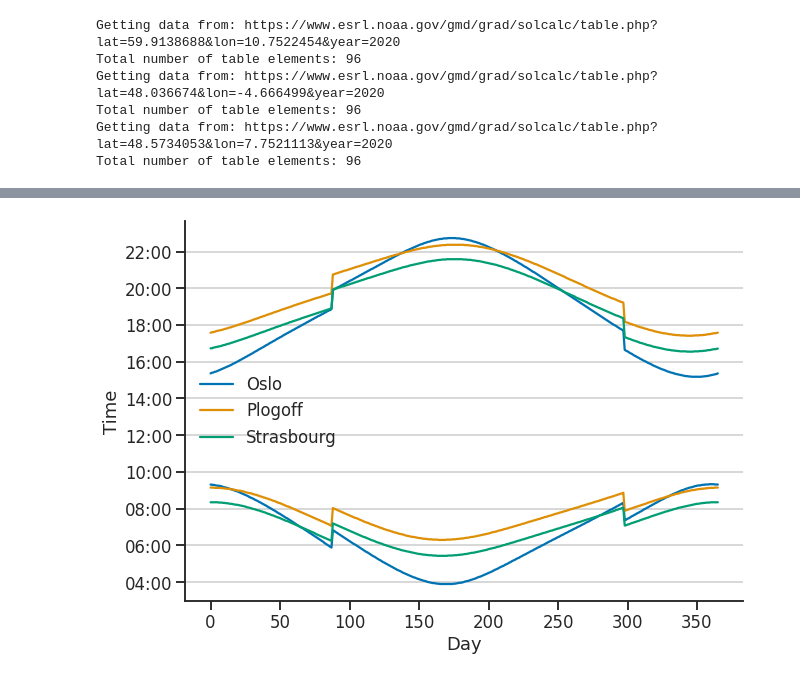
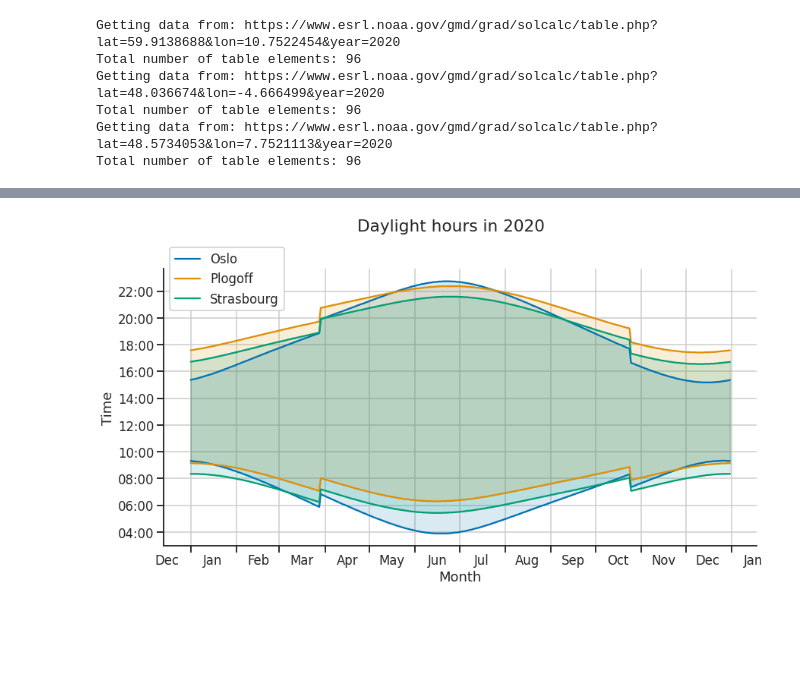
Before and after one commit to lukegriffiths/daylight_hours, a Jupyter notebook: daylight_hours.ipynb, the cells around one changed output, grey strips where cells are left out. Drawn from its saved outputs; the diff is of its cells as text; code cells hidden in the pictures; blank space fills up the shorter version.

```diff
--- a/daylight_hours.ipynb
+++ b/daylight_hours.ipynb
@@ -35,6 +35,7 @@ def make_dataframe_from_tr_elements(tr_elements):
         i+=1
   Dict = {title:column for (title,column) in col}
   df = pd.DataFrame(Dict)
+  df.columns = df.columns.str.replace(' ', '') # remove whitespace from column names
 
   return df
 
@@ -101,30 +147,57 @@ sunset_plogoff = get_1d_array_of_times_from_df(df_sunset_plogoff)
 # %%
 # Plot figure
 import matplotlib.dates as mdates
+import matplotlib.ticker as ticker
+
 import seaborn as sns
 sns.set_style('ticks')
 sns.set_context('talk') # makes fonts and lines thicker
 cmap = sns.color_palette('colorblind')
 
-f, ax = plt.subplots(figsize=(10,7))
+f, ax = plt.subplots(figsize=(14,7))
+alpha = 0.15 # transparency of fill between curves
+
 # Oslo
-ax.plot(sunrise_oslo, color=cmap[0])
-ax.plot(sunset_oslo, label='Oslo', color=cmap[0])
+ax.plot(df_daily_sunrise_oslo['Date'],df_daily_sunrise_oslo['Time of day'], color=cmap[0])
+ax.plot(df_daily_sunset_oslo['Date'],df_daily_sunset_oslo['Time of day'], label='Oslo', color=cmap[0])
+ax.fill_between(df['Date'], df_daily_sunrise_oslo['Time of day'], df_daily_sunset_oslo['Time of day'], color=cmap[0], alpha=alpha)
+
 # Plogoff
-ax.plot(sunrise_plogoff, color=cmap[1])
-ax.plot(sunset_plogoff, label='Plogoff', color=cmap[1])
+ax.plot(df_daily_sunrise_plogoff['Date'],df_daily_sunrise_plogoff['Time of day'], color=cmap[1])
+ax.plot(df_daily_sunset_plogoff['Date'],df_daily_sunset_plogoff['Time of day'], label='Plogoff', color=cmap[1])
+ax.fill_between(df['Date'], df_daily_sunrise_plogoff['Time of day'], df_daily_sunset_plogoff['Time of day'], color=cmap[1], alpha=alpha)
+
 # Strasbourg
-ax.plot(sunrise_strasbourg, color=cmap[2])
-ax.plot(sunset_strasbourg, label='Strasbourg', color=cmap[2])
+ax.plot(df_daily_sunrise_strasbourg['Date'],df_daily_sunrise_strasbourg['Time of day'], color=cmap[2])
+ax.plot(df_daily_sunset_strasbourg['Date'],df_daily_sunset_strasbourg['Time of day'], label='Strasbourg', color=cmap[2])
+ax.fill_between(df['Date'], df_daily_sunrise_strasbourg['Time of day'], df_daily_sunset_strasbourg['Time of day'], color=cmap[2], alpha=alpha)
 
+# Axis labels
 ax.set_ylabel('Time')
-ax.set_xlabel('Day')
-myFmt = mdates.DateFormatter('%H:%M')
-ax.yaxis.set_major_formatter(myFmt)
-ax.grid(axis='y')
-#ax.spines['right'].set_visible(False); ax.spines['top'].set_visible(False)
-sns.despine() # does same as line above
-ax.legend(ncol=1, loc='center left', frameon=False)
+ax.set_xlabel('Month')
+my_y_format = mdates.DateFormatter('%H:%M')
+ax.yaxis.set_major_formatter(my_y_format)
+#my_x_format = mdates.DateFormatter('%-m') # a hyphen between the % and the letter removes the leading zero.
+#my_x_format = mdates.DateFormatter('%b') # abreviated month
+ax.xaxis.set_major_formatter(my_x_format)
+ax.xaxis.set_major_locator(mdates.MonthLocator()) # major tick every month
+ax.xaxis.set_minor_locator(mdates.DayLocator(bymonthday=16, interval=1, tz=None)) # minor tick every ~half month
+ax.grid(axis='both')
+
+# Hack to get month centered between major ticks (https://matplotlib.org/3.1.0/gallery/ticks_and_spines/centered_ticklabels.html)
+ax.xaxis.set_major_formatter(ticker.NullFormatter())
+ax.xaxis.set_minor_formatter(mdates.DateFormatter('%b'))
+for tick in ax.xaxis.get_minor_ticks():
+    tick.tick1line.set_markersize(0)
+    tick.tick2line.set_markersize(0)
+    tick.label1.set_horizontalalignment('center')
+
+#f.autofmt_xdate() # aligns and rotates dates
+sns.despine() # does same as: ax.spines['right'].set_visible(False); ax.spines['top'].set_visible(False)
+plt.subplots_adjust(top=0.85)
+# f.legend(ncol=3, loc='upper left', frameon=False)
+ax.legend(loc='upper left', bbox_to_anchor=(0,1.1), framealpha=1)
+f.suptitle("Daylight hours in {}".format(year))
 plt.show()
 # %% [output]
-[figure, old version]
+[figure, new version]
```
Also changed, not shown: parts of 1 cell of this notebook.
